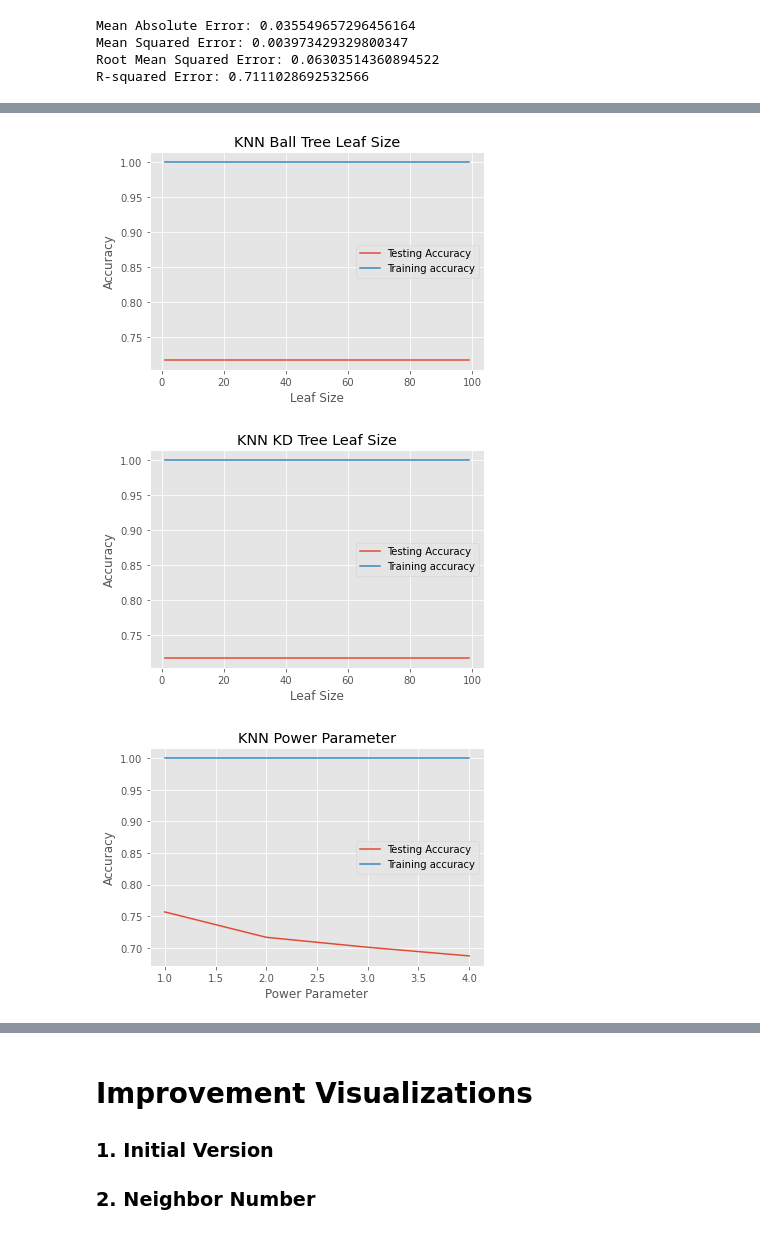
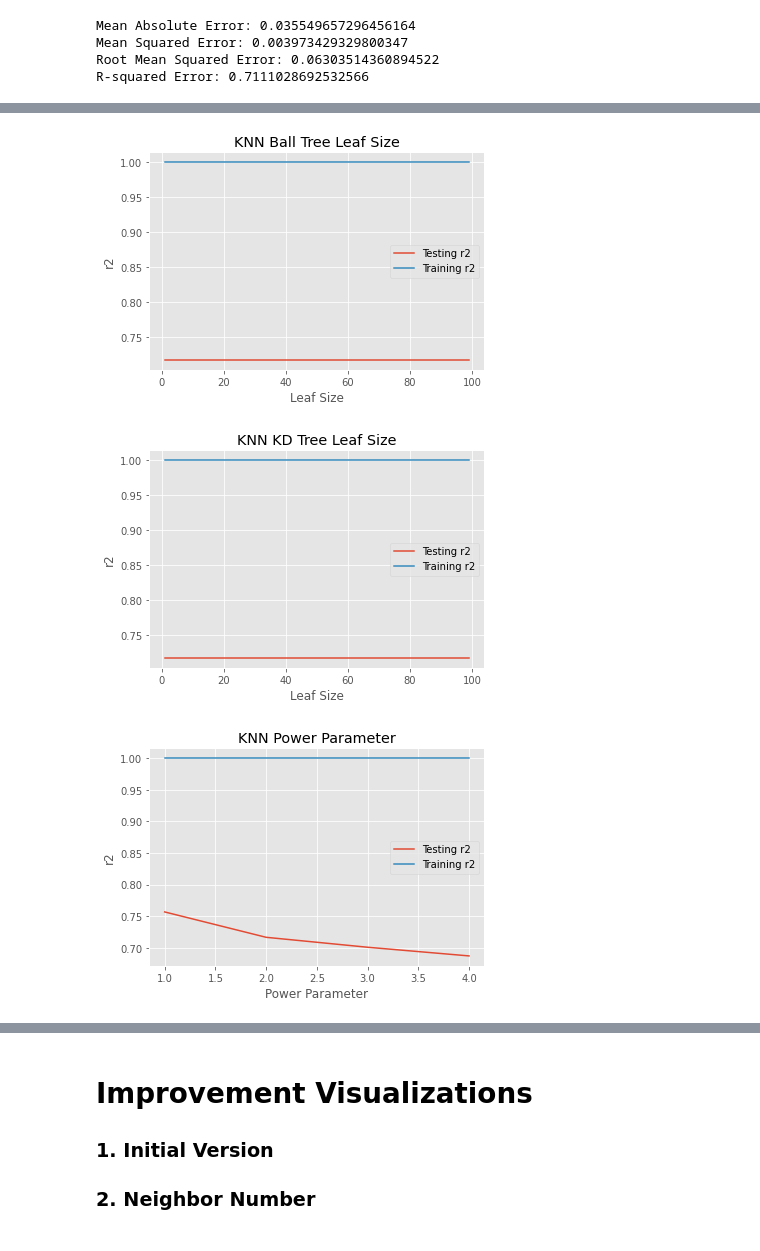
Before and after one commit to vkoli/house-price-regression-cs675, a Jupyter notebook: CS675_MIDTERM_PROJECT_CLEVER_STARS.ipynb, the cells around one changed output, grey strips where cells are left out. Drawn from its saved outputs; the diff is of its cells as text; code cells hidden in the pictures.

```diff
--- a/CS675_MIDTERM_PROJECT_CLEVER_STARS.ipynb
+++ b/CS675_MIDTERM_PROJECT_CLEVER_STARS.ipynb
@@ -200,7 +200,7 @@ train[features]
 - TotRmsAbvGrdwithBath (totrms + full bath + halfbaths)
 - RelativeAge (YearRemodAdd-YrSold) + MoSold/12
 # %%
-data = pd.read_csv('house-prices-advanced-regression-techniques/train.csv')
+data = pd.read_csv('../house-prices-advanced-regression-techniques/train.csv')
 train['RelAge'] = data['YrSold'] - data['YearRemodAdd'] + data['MoSold']/12
 train['TotRmsAbvGrdBath'] = data[['TotRmsAbvGrd', 'FullBath', 'HalfBath']].sum(axis=1)
 train['PorchDeckRank'] = data[['WoodDeckSF', 'OpenPorchSF', 'EnclosedPorch', '3SsnPorch', 'ScreenPorch']].sum(axis=1)
@@ -426,20 +426,20 @@ Root Mean Squared Error: 0.06303514360894522
 R-squared Error: 0.7111028692532566
 # %%
 weights_opt = ['uniform', 'distance']
-train_accuracy = np.empty(len(weights_opt))
-test_accuracy = np.empty(len(weights_opt))
+train_r2 = np.empty(len(weights_opt))
+test_r2 = np.empty(len(weights_opt))
 
 for i in range(len(weights_opt)):
     knn = KNeighborsRegressor(n_neighbors = 4, weights = weights_opt[i])
     knn.fit(X_train, y_train)
-    train_accuracy[i] = knn.score(X_train, y_train)
-    test_accuracy[i] = knn.score(X_test, y_test)
+    train_r2[i] = knn.score(X_train, y_train)
+    test_r2[i] = knn.score(X_test, y_test)
 
 plt.title('KNN Weights')
-plt.plot(weights_opt, test_accuracy, label = 'Testing Accuracy')
-plt.plot(weights_opt, train_accuracy, label = 'Training accuracy')
+plt.plot(weights_opt, test_r2, label = 'Testing r2')
+plt.plot(weights_opt, train_r2, label = 'Training r2')
 plt.legend()
 plt.xlabel('Weights')
-plt.ylabel('Accuracy')
+plt.ylabel('r2')
 plt.show()
 # %% [output]
@@ -447,19 +447,19 @@ plt.show()
 # %%
 alg = ['auto', 'ball_tree', 'kd_tree', 'brute']
-train_accuracy = np.empty(len(alg))
-test_accuracy = np.empty(len(alg))
+train_r2 = np.empty(len(alg))
+test_r2 = np.empty(len(alg))
 
 for i in range(len(alg)):
     knn = KNeighborsRegressor(n_neighbors = 4, weights = 'distance', algorithm = alg[i])
     knn.fit(X_train, y_train)
-    train_accuracy[i] = knn.score(X_train, y_train)
-    test_accuracy[i] = knn.score(X_test, y_test)
+    train_r2[i] = knn.score(X_train, y_train)
+    test_r2[i] = knn.score(X_test, y_test)
 
 plt.title('KNN Algorithm')
-plt.plot(alg, test_accuracy, label = 'Testing Accuracy')
-plt.plot(alg, train_accuracy, label = 'Training accuracy')
+plt.plot(alg, test_r2, label = 'Testing r2')
+plt.plot(alg, train_r2, label = 'Training r2')
 plt.legend()
 plt.xlabel('Algorithm')
-plt.ylabel('Accuracy')
+plt.ylabel('r2')
 plt.show()
 # %% [output]
@@ -467,63 +467,63 @@ plt.show()
 # %%
 leaf = np.arange(1,100)
-train_accuracy = np.empty(len(leaf))
-test_accuracy = np.empty(len(leaf))
+train_r2 = np.empty(len(leaf))
+test_r2 = np.empty(len(leaf))
 
 for i,k in enumerate(leaf):
     knn = KNeighborsRegressor(n_neighbors = 4, weights = 'distance', algorithm = 'ball_tree', leaf_size = k)
     knn.fit(X_train, y_train)
-    train_accuracy[i] = knn.score(X_train, y_train)
-    test_accuracy[i] = knn.score(X_test, y_test)
+    train_r2[i] = knn.score(X_train, y_train)
+    test_r2[i] = knn.score(X_test, y_test)
 
 plt.title('KNN Ball Tree Leaf Size')
-plt.plot(leaf, test_accuracy, label = 'Testing Accuracy')
-plt.plot(leaf, train_accuracy, label = 'Training accuracy')
+plt.plot(leaf, test_r2, label = 'Testing r2')
+plt.plot(leaf, train_r2, label = 'Training r2')
 plt.legend()
 plt.xlabel('Leaf Size')
-plt.ylabel('Accuracy')
+plt.ylabel('r2')
 plt.show()
 # %% [output]
-[figure, old version]
+[figure, new version]
 # %%
 leaf = np.arange(1,100)
-train_accuracy = np.empty(len(leaf))
-test_accuracy = np.empty(len(leaf))
+train_r2 = np.empty(len(leaf))
+test_r2 = np.empty(len(leaf))
 
 for i,k in enumerate(leaf):
     knn = KNeighborsRegressor(n_neighbors = 4, weights = 'distance', algorithm = 'kd_tree', leaf_size = k)
     knn.fit(X_train, y_train)
-    train_accuracy[i] = knn.score(X_train, y_train)
-    test_accuracy[i] = knn.score(X_test, y_test)
+    train_r2[i] = knn.score(X_train, y_train)
+    test_r2[i] = knn.score(X_test, y_test)
 
 plt.title('KNN KD Tree Leaf Size')
-plt.plot(leaf, test_accuracy, label = 'Testing Accuracy')
-plt.plot(leaf, train_accuracy, label = 'Training accuracy')
+plt.plot(leaf, test_r2, label = 'Testing r2')
+plt.plot(leaf, train_r2, label = 'Training r2')
 plt.legend()
 plt.xlabel('Leaf Size')
-plt.ylabel('Accuracy')
+plt.ylabel('r2')
 plt.show()
 # %% [output]
-[figure, old version]
+[figure, new version]
 # %%
 p = np.arange(1,5)
-train_accuracy = np.empty(len(p))
-test_accuracy = np.empty(len(p))
+train_r2 = np.empty(len(p))
+test_r2 = np.empty(len(p))
 
 for i,k in enumerate(p):
     knn = KNeighborsRegressor(n_neighbors = 4, weights = 'distance', algorithm = 'auto', p = k)
     knn.fit(X_train, y_train)
-    train_accuracy[i] = knn.score(X_train, y_train)
-    test_accuracy[i] = knn.score(X_test, y_test)
+    train_r2[i] = knn.score(X_train, y_train)
+    test_r2[i] = knn.score(X_test, y_test)
 
 plt.title('KNN Power Parameter')
-plt.plot(p, test_accuracy, label = 'Testing Accuracy')
-plt.plot(p, train_accuracy, label = 'Training accuracy')
+plt.plot(p, test_r2, label = 'Testing r2')
+plt.plot(p, train_r2, label = 'Training r2')
 plt.legend()
 plt.xlabel('Power Parameter')
-plt.ylabel('Accuracy')
+plt.ylabel('r2')
 plt.show()
 # %% [output]
-[figure, old version]
+[figure, new version]
 # %%
 knn = KNeighborsRegressor(n_neighbors = 4, weights = 'distance', algorithm = 'auto', p = 1)
 knn.fit(X_train, y_train)
```
Also changed, not shown: parts of 20 cells of this notebook.
